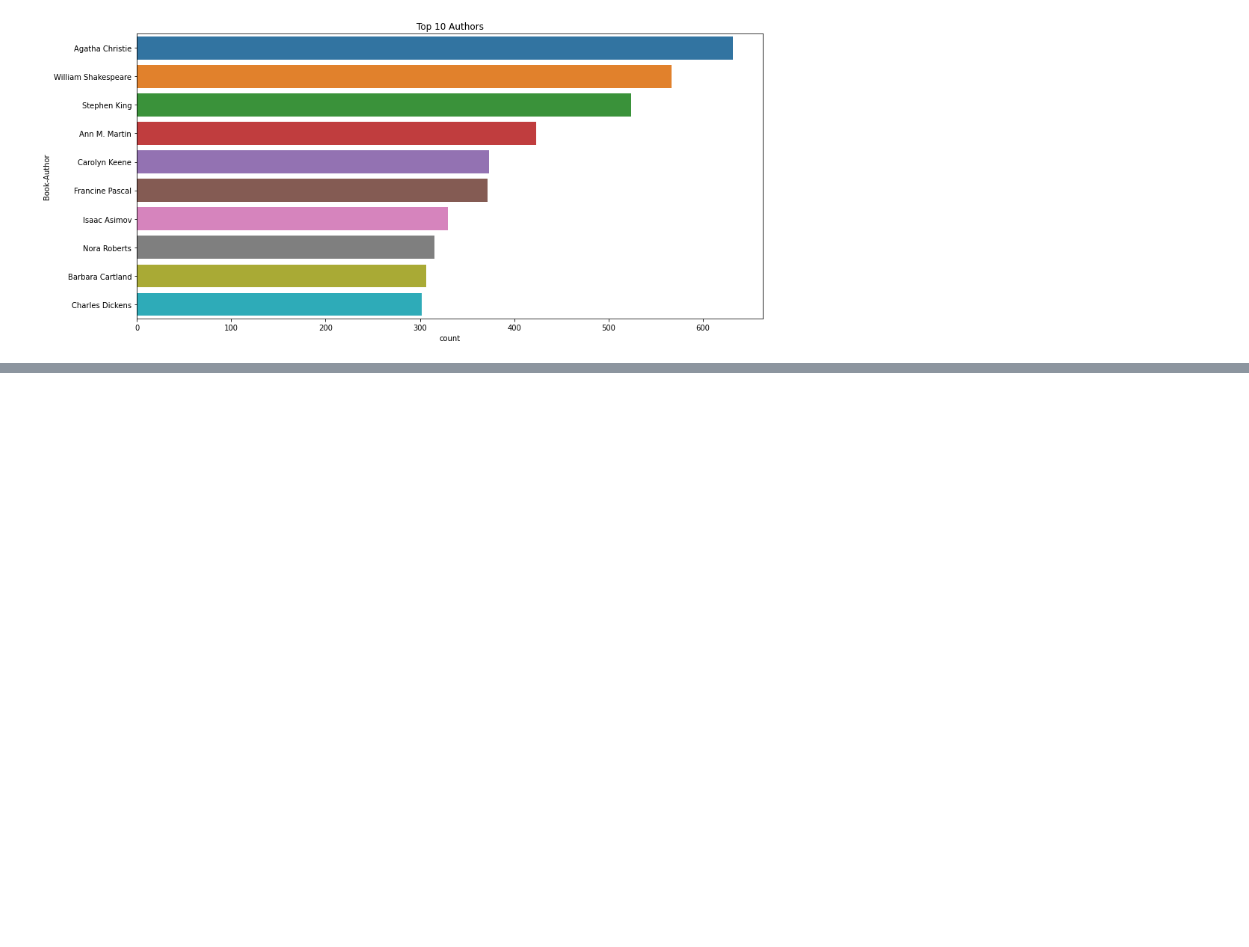
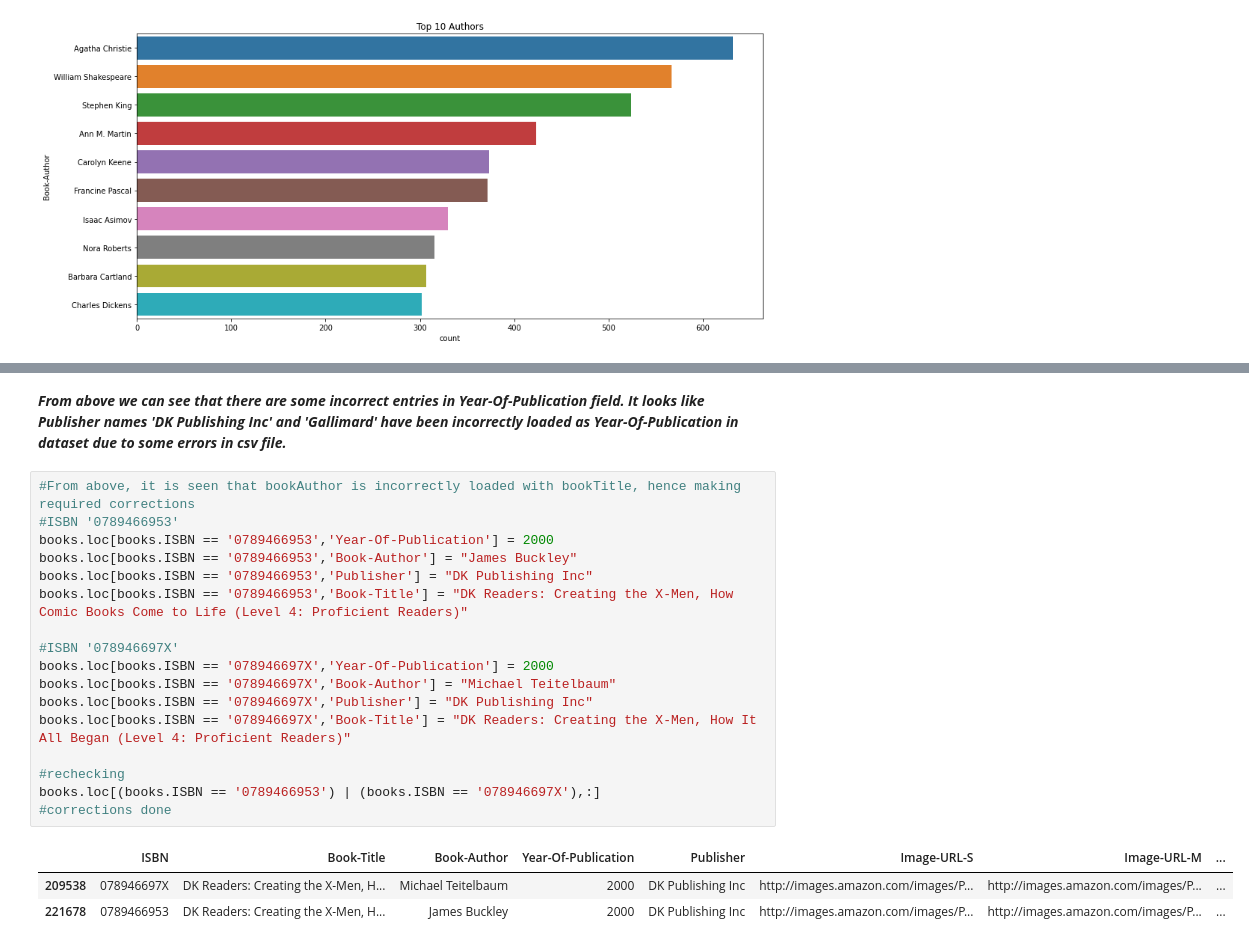
Before and after one commit to vivvvek24/Book-Recommendation-System, a Jupyter notebook: Book_Recommendation_System.ipynb, the cells around one changed output, grey strips where cells are left out. Drawn from its saved outputs; the diff is of its cells as text; blank space fills up the shorter version.

```diff
--- a/Book_Recommendation_System.ipynb
+++ b/Book_Recommendation_System.ipynb
@@ -312,0 +330,23 @@ The top three author includes Agatha Christie, William Shakespeare and Stephen K
+# %% [markdown]
+***From above we can see that there are some incorrect entries in Year-Of-Publication field. It looks like Publisher names 'DK Publishing Inc' and 'Gallimard' have been incorrectly loaded as Year-Of-Publication in dataset due to some errors in csv file.***
+# %%
+#From above, it is seen that bookAuthor is incorrectly loaded with bookTitle, hence making required corrections
+#ISBN '0789466953'
+books.loc[books.ISBN == '0789466953','Year-Of-Publication'] = 2000
+books.loc[books.ISBN == '0789466953','Book-Author'] = "James Buckley"
+books.loc[books.ISBN == '0789466953','Publisher'] = "DK Publishing Inc"
+books.loc[books.ISBN == '0789466953','Book-Title'] = "DK Readers: Creating the X-Men, How Comic Books Come to Life (Level 4: Proficient Readers)"
+
+#ISBN '078946697X'
+books.loc[books.ISBN == '078946697X','Year-Of-Publication'] = 2000
+books.loc[books.ISBN == '078946697X','Book-Author'] = "Michael Teitelbaum"
+books.loc[books.ISBN == '078946697X','Publisher'] = "DK Publishing Inc"
+books.loc[books.ISBN == '078946697X','Book-Title'] = "DK Readers: Creating the X-Men, How It All Began (Level 4: Proficient Readers)"
+
+#rechecking
+books.loc[(books.ISBN == '0789466953') | (books.ISBN == '078946697X'),:]
+#corrections done
+# %% [output]
+|  | ISBN | Book-Title | Book-Author | Year-Of-Publication | Publisher | Image-URL-S | Image-URL-M | ... |
+| 209538 | 078946697X | DK Readers: Creating the X-Men, H... | Michael Teitelbaum | 2000 | DK Publishing Inc | http://images.amazon.com/images/P... | http://images.amazon.com/images/P... | ... |
+| 221678 | 0789466953 | DK Readers: Creating the X-Men, H... | James Buckley | 2000 | DK Publishing Inc | http://images.amazon.com/images/P... | http://images.amazon.com/images/P... | ... |
```
Also changed, not shown: parts of 25 cells of this notebook.
